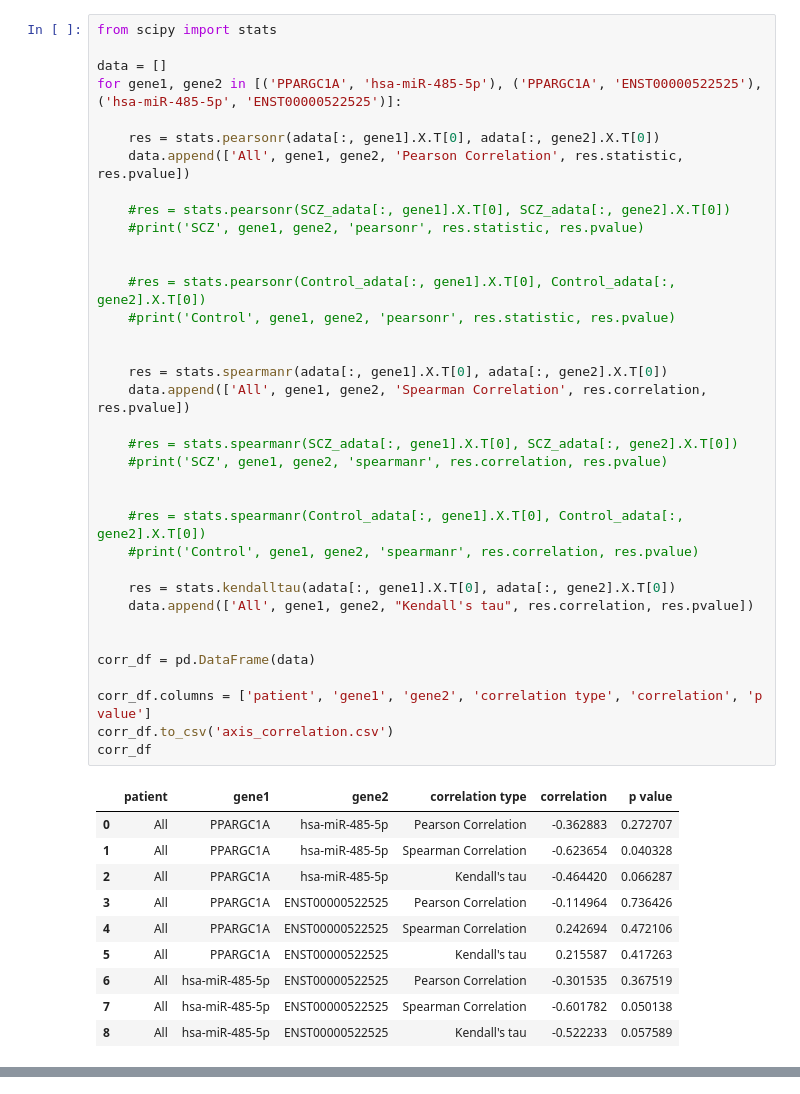
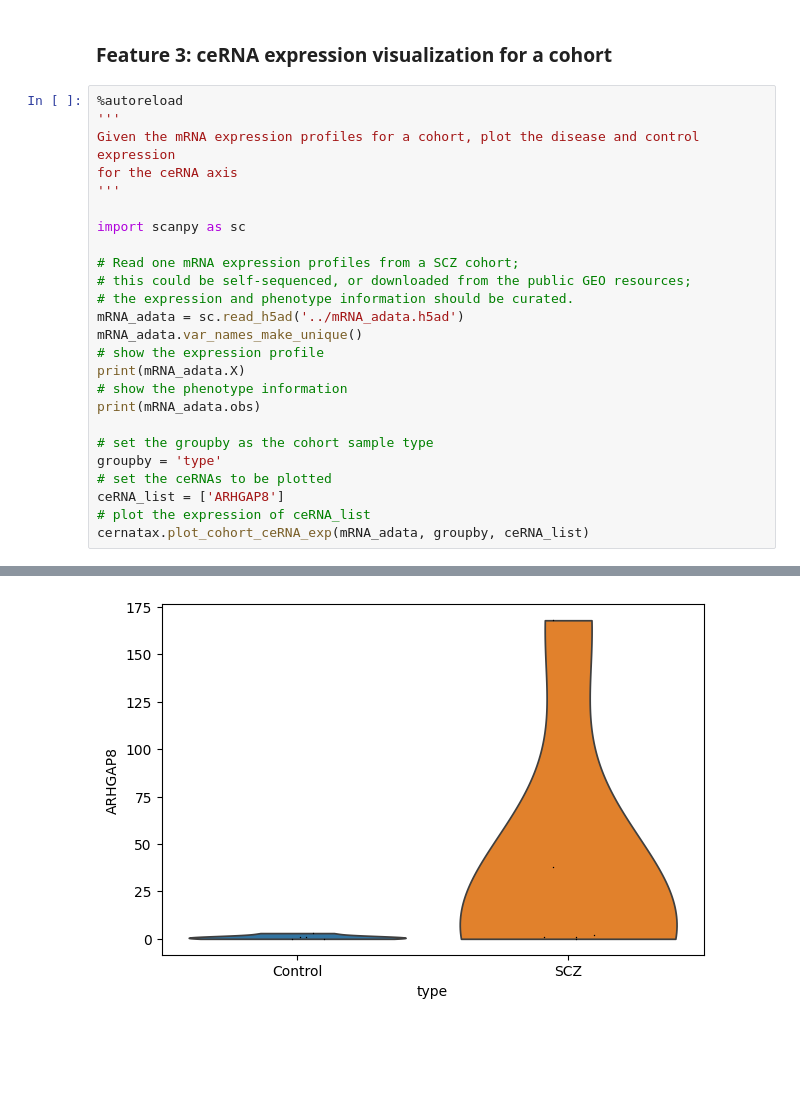
Before and after one commit to thelingxichen/CERNATAX, a Jupyter notebook: run_scz.ipynb, the cells around one changed output, grey strips where cells are left out. Cells and saved outputs as stored; diff of their text form; blank space fills up the shorter version.

```diff
--- a/run_scz.ipynb
+++ b/run_scz.ipynb
@@ -241,47 +110,28 @@ print(Control_adata.X)
-# %%
-from scipy import stats
-
-data = []
-for gene1, gene2 in [('PPARGC1A', 'hsa-miR-485-5p'), ('PPARGC1A', 'ENST00000522525'), ('hsa-miR-485-5p', 'ENST00000522525')]:
-
-    res = stats.pearsonr(adata[:, gene1].X.T[0], adata[:, gene2].X.T[0])
-    data.append(['All', gene1, gene2, 'Pearson Correlation', res.statistic, res.pvalue])
-
-    #res = stats.pearsonr(SCZ_adata[:, gene1].X.T[0], SCZ_adata[:, gene2].X.T[0])
-    #print('SCZ', gene1, gene2, 'pearsonr', res.statistic, res.pvalue)
-
-
-    #res = stats.pearsonr(Control_adata[:, gene1].X.T[0], Control_adata[:, gene2].X.T[0])
-    #print('Control', gene1, gene2, 'pearsonr', res.statistic, res.pvalue)
-
-
-    res = stats.spearmanr(adata[:, gene1].X.T[0], adata[:, gene2].X.T[0])
-    data.append(['All', gene1, gene2, 'Spearman Correlation', res.correlation, res.pvalue])
-
-    #res = stats.spearmanr(SCZ_adata[:, gene1].X.T[0], SCZ_adata[:, gene2].X.T[0])
-    #print('SCZ', gene1, gene2, 'spearmanr', res.correlation, res.pvalue)
-
-
-    #res = stats.spearmanr(Control_adata[:, gene1].X.T[0], Control_adata[:, gene2].X.T[0])
-    #print('Control', gene1, gene2, 'spearmanr', res.correlation, res.pvalue)
-
-    res = stats.kendalltau(adata[:, gene1].X.T[0], adata[:, gene2].X.T[0])
-    data.append(['All', gene1, gene2, "Kendall's tau", res.correlation, res.pvalue])
-
-
-corr_df = pd.DataFrame(data)
-
-corr_df.columns = ['patient', 'gene1', 'gene2', 'correlation type', 'correlation', 'p value']
-corr_df.to_csv('axis_correlation.csv')
-corr_df
-# %% [output]
-|  | patient | gene1 | gene2 | correlation type | correlation | p value |
-| 0 | All | PPARGC1A | hsa-miR-485-5p | Pearson Correlation | -0.362883 | 0.272707 |
-| 1 | All | PPARGC1A | hsa-miR-485-5p | Spearman Correlation | -0.623654 | 0.040328 |
-| 2 | All | PPARGC1A | hsa-miR-485-5p | Kendall's tau | -0.464420 | 0.066287 |
-| 3 | All | PPARGC1A | ENST00000522525 | Pearson Correlation | -0.114964 | 0.736426 |
-| 4 | All | PPARGC1A | ENST00000522525 | Spearman Correlation | 0.242694 | 0.472106 |
-| 5 | All | PPARGC1A | ENST00000522525 | Kendall's tau | 0.215587 | 0.417263 |
-| 6 | All | hsa-miR-485-5p | ENST00000522525 | Pearson Correlation | -0.301535 | 0.367519 |
-| 7 | All | hsa-miR-485-5p | ENST00000522525 | Spearman Correlation | -0.601782 | 0.050138 |
-| 8 | All | hsa-miR-485-5p | ENST00000522525 | Kendall's tau | -0.522233 | 0.057589 |
+# %% [markdown]
+### Feature 3: ceRNA expression visualization for a cohort
+# %%
+%autoreload
+'''
+Given the mRNA expression profiles for a cohort, plot the disease and control expression
+for the ceRNA axis
+'''
+
+import scanpy as sc
+
+# Read one mRNA expression profiles from a SCZ cohort;
+# this could be self-sequenced, or downloaded from the public GEO resources;
+# the expression and phenotype information should be curated.
+mRNA_adata = sc.read_h5ad('../mRNA_adata.h5ad')
+mRNA_adata.var_names_make_unique()
+# show the expression profile
+print(mRNA_adata.X)
+# show the phenotype information
+print(mRNA_adata.obs)
+
+# set the groupby as the cohort sample type
+groupby = 'type'
+# set the ceRNAs to be plotted
+ceRNA_list = ['ARHGAP8']
+# plot the expression of ceRNA_list
+cernatax.plot_cohort_ceRNA_exp(mRNA_adata, groupby, ceRNA_list)
+# %% [output]
@@ -287,0 +157 @@ corr_df
+[figure, added]
```
Also changed, not shown: parts of 24 cells of this notebook, 2 other files.
